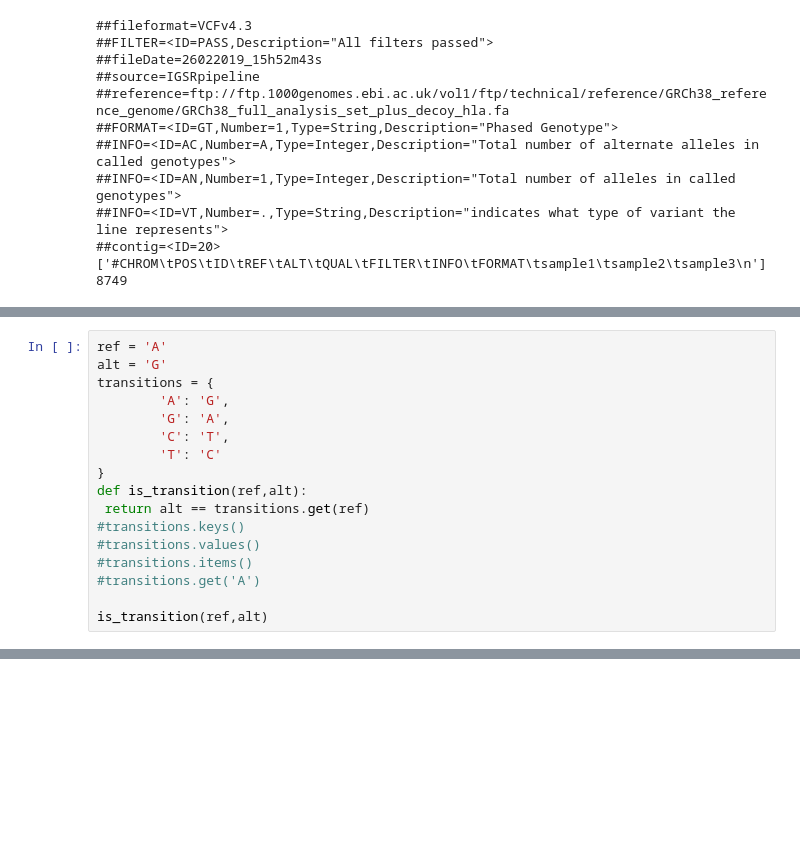
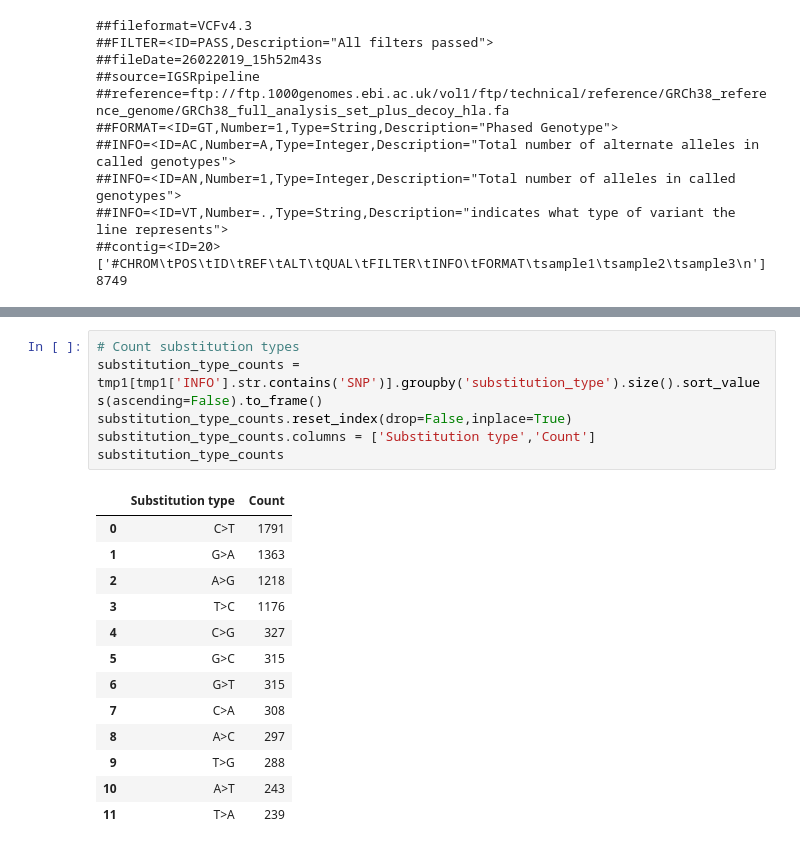
Before and after one commit to AkramMendez/custom_scripts, a Jupyter notebook: python/python_practice.ipynb, the cells around one changed output, grey strips where cells are left out. Drawn from its saved outputs; the diff is of its cells as text; blank space fills up the shorter version.

```diff
--- a/python/python_practice.ipynb
+++ b/python/python_practice.ipynb
@@ -324,17 +308,0 @@ dtype: int64
-# %%
-ref = 'A'
-alt = 'G'
-transitions = {
-        'A': 'G',
-        'G': 'A',
-        'C': 'T',
-        'T': 'C'
-}
-def is_transition(ref,alt):
- return alt == transitions.get(ref)
-#transitions.keys()
-#transitions.values()
-#transitions.items()
-#transitions.get('A')
-
-is_transition(ref,alt)
@@ -342,0 +420,20 @@ True
+# %%
+# Count substitution types
+substitution_type_counts = tmp1[tmp1['INFO'].str.contains('SNP')].groupby('substitution_type').size().sort_values(ascending=False).to_frame()
+substitution_type_counts.reset_index(drop=False,inplace=True)
+substitution_type_counts.columns = ['Substitution type','Count']
+substitution_type_counts
+# %% [output]
+|  | Substitution type | Count |
+| 0 | C>T | 1791 |
+| 1 | G>A | 1363 |
+| 2 | A>G | 1218 |
+| 3 | T>C | 1176 |
+| 4 | C>G | 327 |
+| 5 | G>C | 315 |
+| 6 | G>T | 315 |
+| 7 | C>A | 308 |
+| 8 | A>C | 297 |
+| 9 | T>G | 288 |
+| 10 | A>T | 243 |
+| 11 | T>A | 239 |
```
Also changed, not shown: parts of 13 cells of this notebook.
